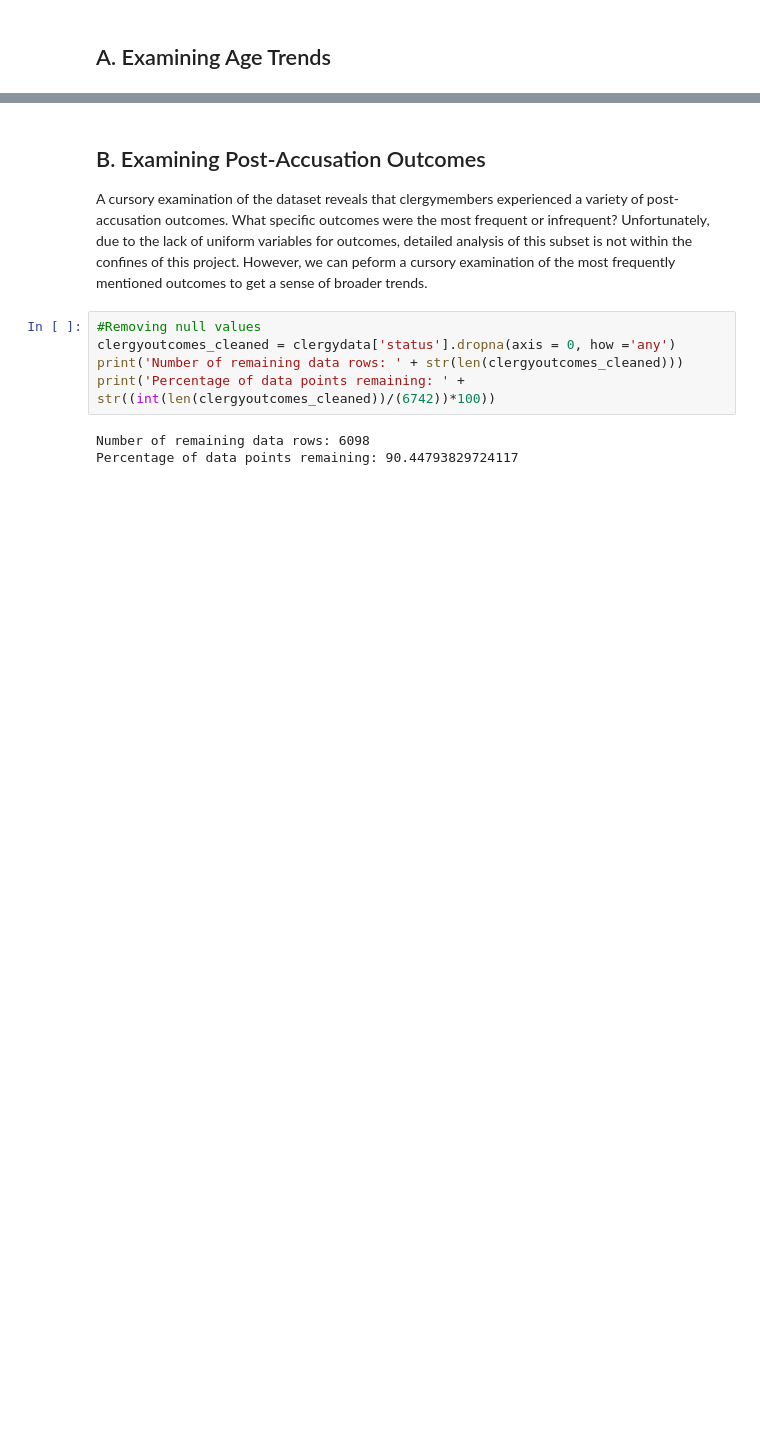
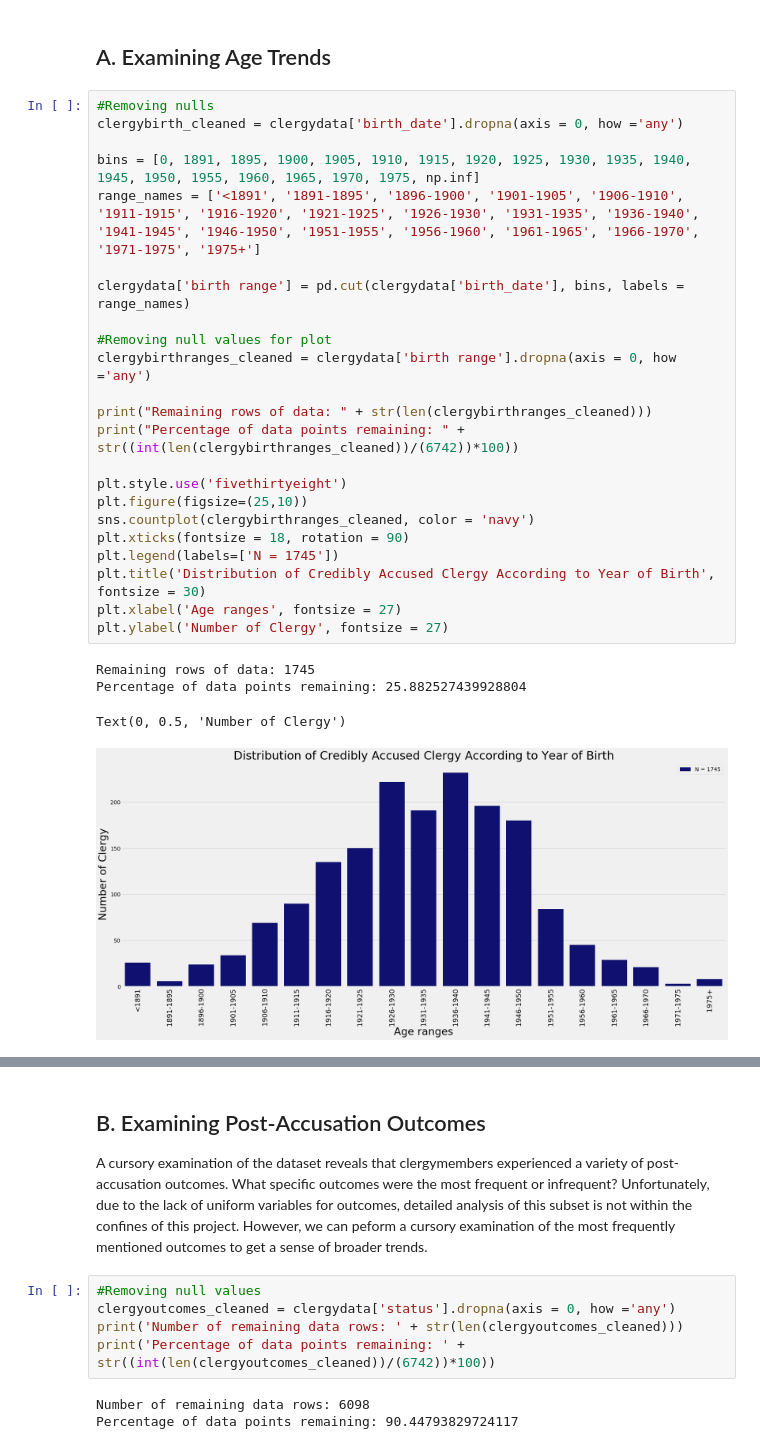
Before and after one commit to Skye80/Data-Analysis-Portfolio, a Jupyter notebook: Analysis of Credibly Accused Clergy Data.ipynb, the cells around one changed output, grey strips where cells are left out. Drawn from its saved outputs; the diff is of its cells as text; blank space fills up the shorter version.

```diff
--- a/Analysis of Credibly Accused Clergy Data.ipynb
+++ b/Analysis of Credibly Accused Clergy Data.ipynb
@@ -68,3 +68,31 @@ In total, the data contains the names and data of 6,742 clergymembers. In this n
 We will start with the first question, beginning with plotting the distribution of birth years.
 # %% [markdown]
 ## A. Examining Age Trends
+# %%
+#Removing nulls
+clergybirth_cleaned = clergydata['birth_date'].dropna(axis = 0, how ='any')
+
+bins = [0, 1891, 1895, 1900, 1905, 1910, 1915, 1920, 1925, 1930, 1935, 1940, 1945, 1950, 1955, 1960, 1965, 1970, 1975, np.inf]
+range_names = ['<1891', '1891-1895', '1896-1900', '1901-1905', '1906-1910', '1911-1915', '1916-1920', '1921-1925', '1926-1930', '1931-1935', '1936-1940', '1941-1945', '1946-1950', '1951-1955', '1956-1960', '1961-1965', '1966-1970', '1971-1975', '1975+']
+
+clergydata['birth range'] = pd.cut(clergydata['birth_date'], bins, labels = range_names)
+
+#Removing null values for plot
+clergybirthranges_cleaned = clergydata['birth range'].dropna(axis = 0, how ='any')
+
+print("Remaining rows of data: " + str(len(clergybirthranges_cleaned)))
+print("Percentage of data points remaining: " + str((int(len(clergybirthranges_cleaned))/(6742))*100))
+
+plt.style.use('fivethirtyeight')
+plt.figure(figsize=(25,10))
+sns.countplot(clergybirthranges_cleaned, color = 'navy')
+plt.xticks(fontsize = 18, rotation = 90)
+plt.legend(labels=['N = 1745'])
+plt.title('Distribution of Credibly Accused Clergy According to Year of Birth', fontsize = 30)
+plt.xlabel('Age ranges', fontsize = 27)
+plt.ylabel('Number of Clergy', fontsize = 27)
+# %% [output]
+Remaining rows of data: 1745
+Percentage of data points remaining: 25.882527439928804
+Text(0, 0.5, 'Number of Clergy')
+[figure, added]
```
Also changed, not shown: parts of 23 cells of this notebook.
